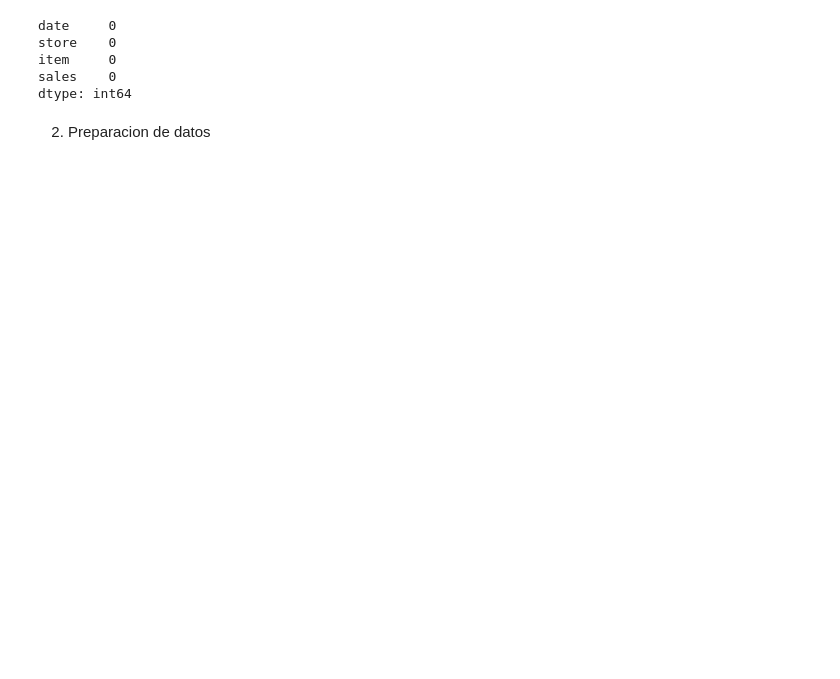
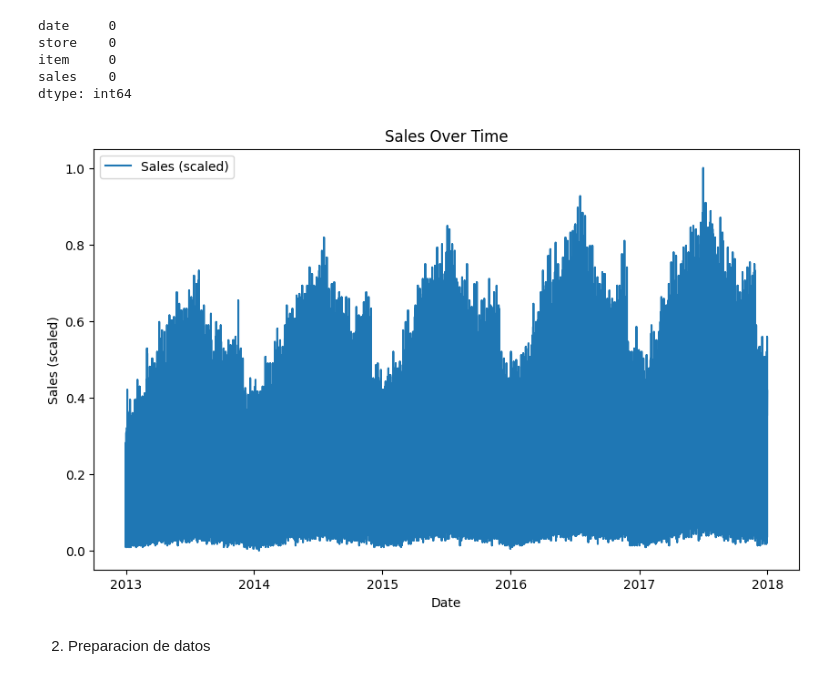
Before and after one commit to fredyvelasquezgt/Lab-9-DL, a Jupyter notebook: lab_9.ipynb, the cells around one changed output. Drawn from its saved outputs; the diff is of its cells as text; code cells hidden in the pictures; blank space fills up the shorter version.

```diff
--- a/lab_9.ipynb
+++ b/lab_9.ipynb
@@ -38,6 +52,22 @@ data['date'] = pd.to_datetime(data['date'])
 # Escalado de la columna 'sales'
 scaler = MinMaxScaler(feature_range=(0, 1))
 data['sales'] = scaler.fit_transform(data[['sales']])
+# %%
+import matplotlib.pyplot as plt
+
+# Asegúrate de que tus datos estén ordenados por fecha si no lo están ya
+data = data.sort_values('date')
+
+# Crear un gráfico de líneas de ventas a lo largo del tiempo
+plt.figure(figsize=(10,6))  # cambiar el tamaño del gráfico según sea necesario
+plt.plot(data['date'], data['sales'], label='Sales (scaled)')
+plt.title('Sales Over Time')
+plt.xlabel('Date')
+plt.ylabel('Sales (scaled)')
+plt.legend()
+plt.show()
+# %% [output]
+[figure, added]
 # %% [markdown]
 2. Preparacion de datos
 # %%
```
Also changed, not shown: parts of 3 cells of this notebook.
